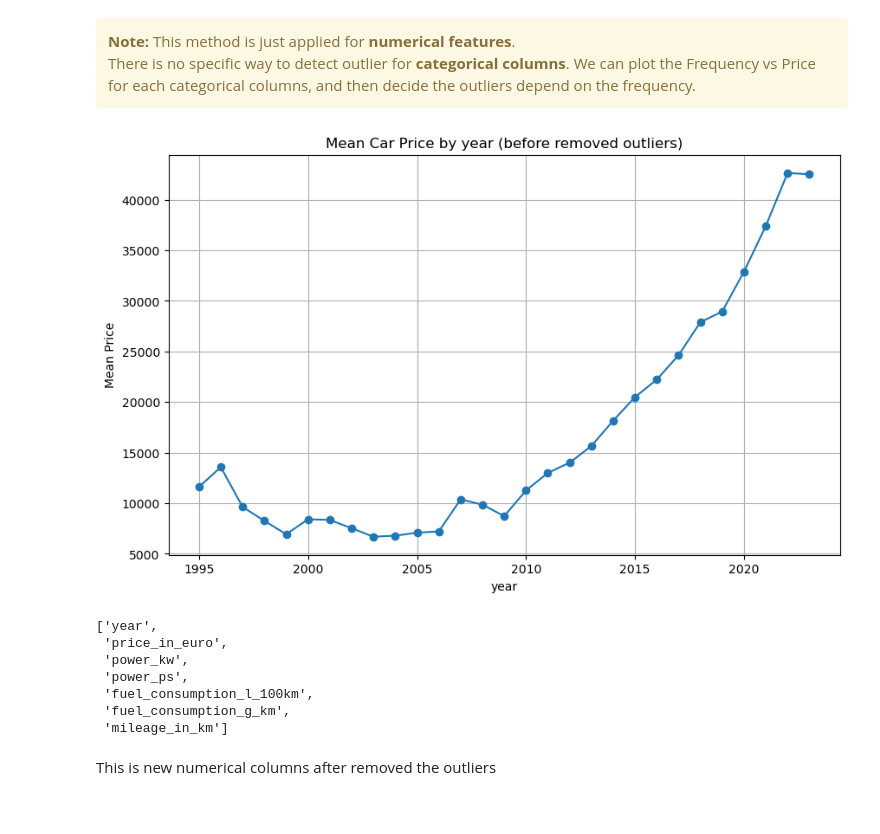
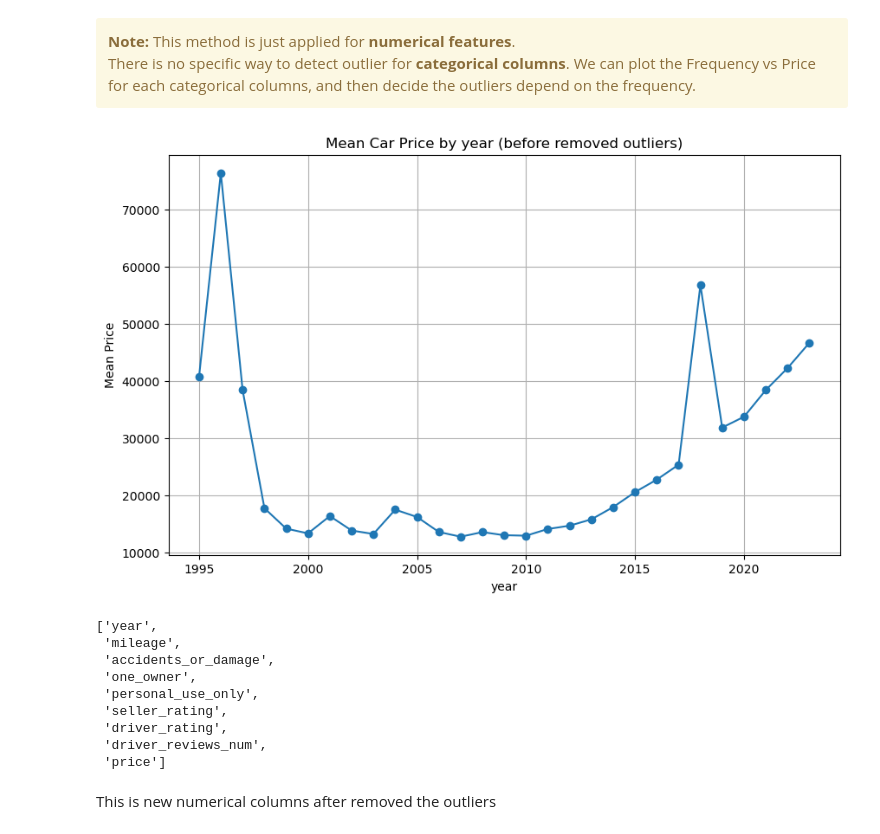
Before and after one commit to syl21b/Car-Price-Prediction, a Jupyter notebook: car-price-prediction.ipynb, the cells around one changed output. Cells and saved outputs as stored; diff of their text form; code cells hidden in the pictures.

```diff
--- a/car-price-prediction.ipynb
+++ b/car-price-prediction.ipynb
@@ -78,0 +81,39 @@ df = pd.read_csv(csv_url)
+# %%
+import requests
+import zipfile
+import io
+import os
+import pandas as pd
+from os.path import expanduser
+
+# URL of the ZIP file
+url = "https://github.com/syl21b/Car-Price-Prediction/raw/main/cars.csv.zip"
+
+# Directory to save extracted files in your home directory
+output_directory = os.path.join(expanduser("~"), "car_data")
+
+# Ensure the output directory exists or create it if not
+if not os.path.exists(output_directory):
+    os.makedirs(output_directory)
+
+# Send a GET request to the URL
+response = requests.get(url)
+
+if response.status_code == 200:
+    # Create a BytesIO object to work with the content
+    zip_data = io.BytesIO(response.content)
+
+    # Create a ZipFile object to extract the contents
+    with zipfile.ZipFile(zip_data, 'r') as zip_ref:
+        # Extract all files from the ZIP archive to the output directory
+        zip_ref.extractall(output_directory)
+
+    print("ZIP file has been successfully downloaded and extracted to the specified directory.")
+else:
+    print(f"Failed to download ZIP file. Status code: {response.status_code}")
+
+# Load the CSV file into a DataFrame
+csv_file_path = os.path.join(output_directory, "cars.csv")
+df = pd.read_csv(csv_file_path)
+
+# Now you can work with the 'df' DataFrame
@@ -209,17 +257,17 @@ There is no specific way to detect outlier for <b>categorical columns</b>. We ca
 </div>
 # %%
 
-mean_prices_by_year = df.groupby('year')['price_in_euro'].mean().reset_index()
+mean_prices_by_year = df.groupby('year')['price'].mean().reset_index()
 
 plt.figure(figsize=(10, 6))
-plt.plot(mean_prices_by_year['year'], mean_prices_by_year['price_in_euro'], marker='o', linestyle='-')
+plt.plot(mean_prices_by_year['year'], mean_prices_by_year['price'], marker='o', linestyle='-')
 plt.title('Mean Car Price by year (before removed outliers)')
 plt.xlabel('year')
 plt.ylabel('Mean Price')
 plt.grid(True)
 plt.show()
 # %% [output]
-[figure, old version]
+[figure, new version]
 # %%
 
 
@@ -240,12 +288,14 @@ num_columns = num_columns[~outliers_mask]
 numerical_cols
 # %% [output]
 ['year',
- 'price_in_euro',
- 'power_kw',
- 'power_ps',
- 'fuel_consumption_l_100km',
- 'fuel_consumption_g_km',
- 'mileage_in_km']
+ 'mileage',
+ 'accidents_or_damage',
+ 'one_owner',
+ 'personal_use_only',
+ 'seller_rating',
+ 'driver_rating',
+ 'driver_reviews_num',
+ 'price']
 # %% [markdown]
 This is new numerical columns after removed the outliers
 # %%
```
Also changed, not shown: parts of 14 cells of this notebook.
